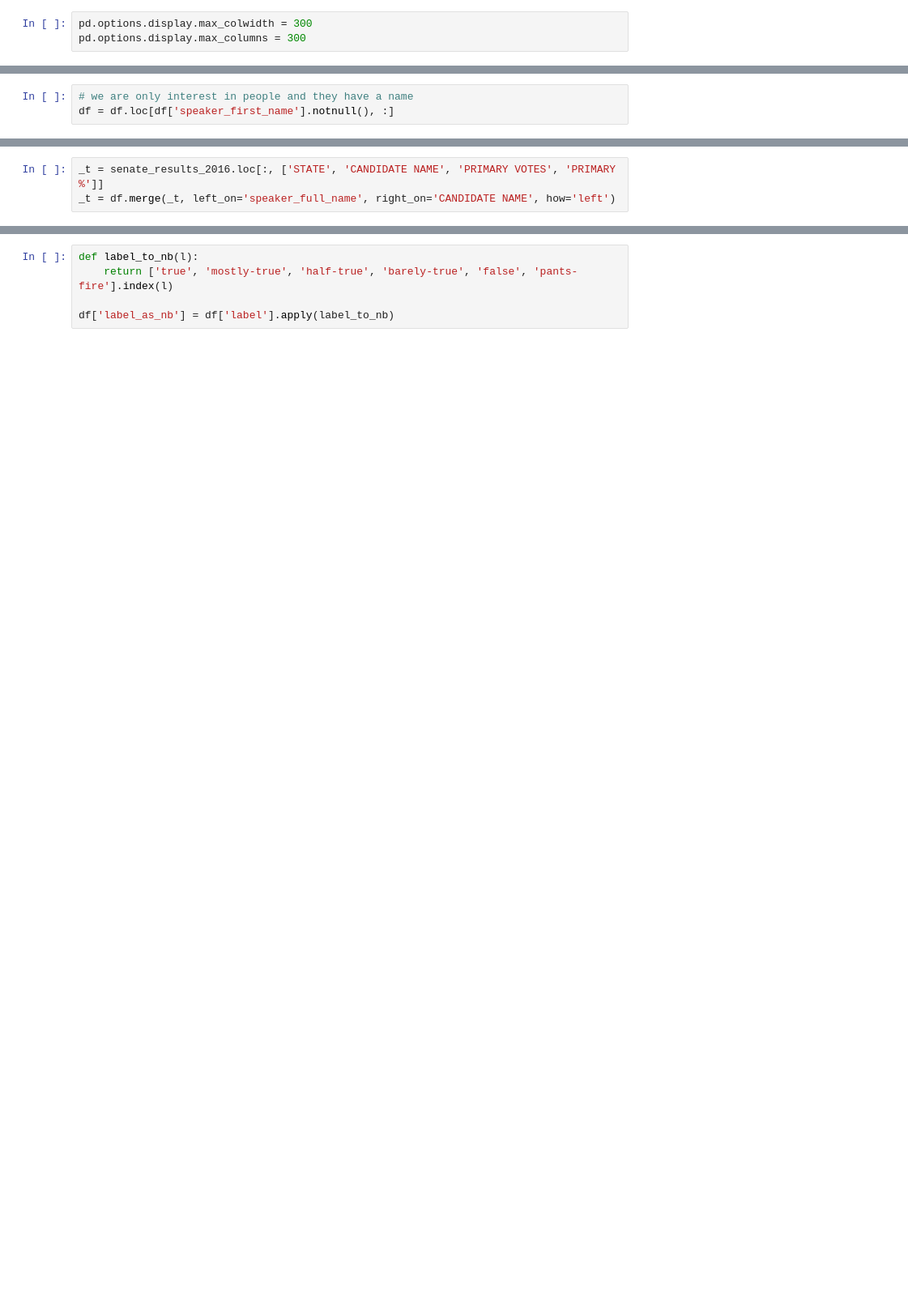
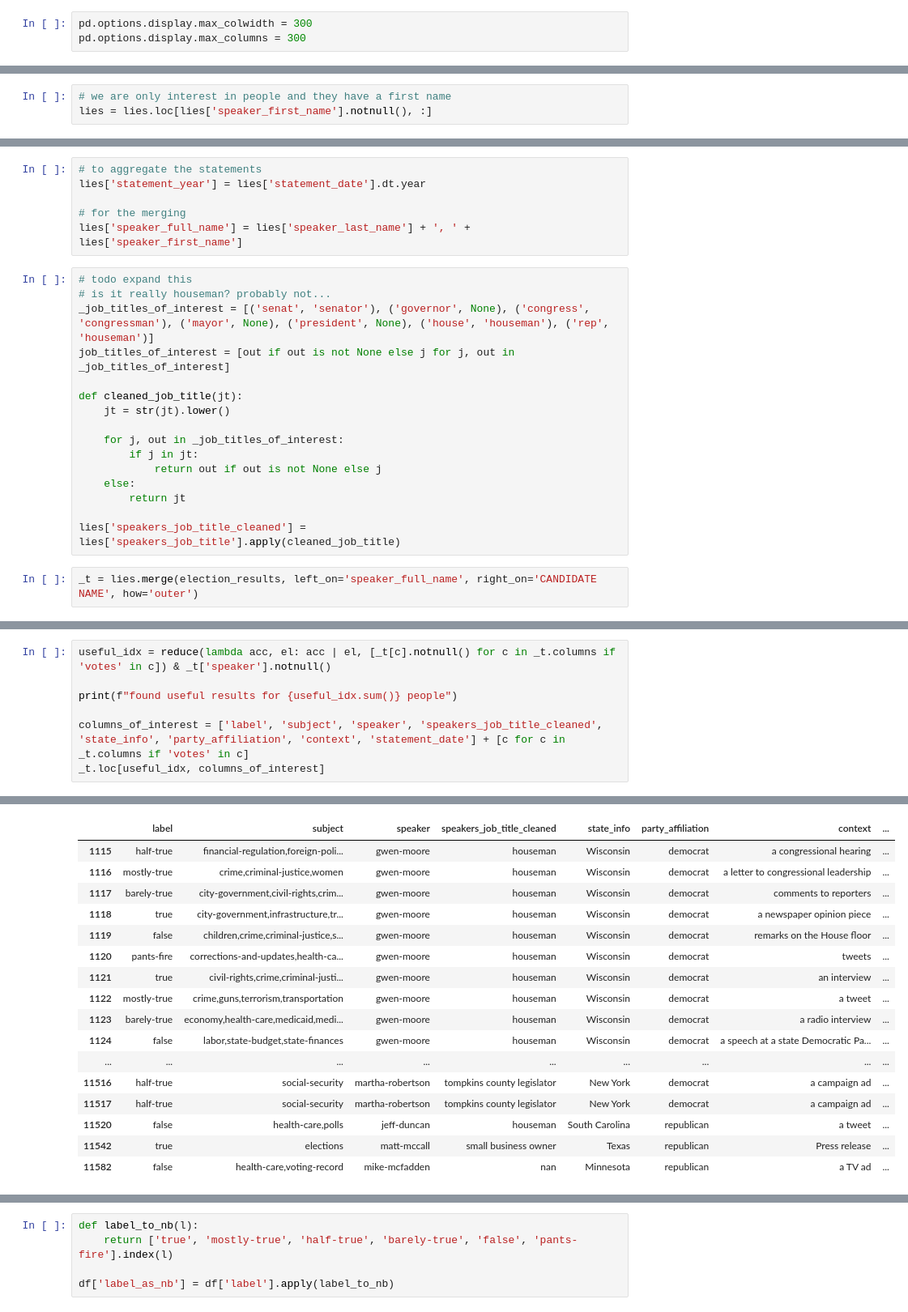
Before and after one commit to ExploringLies/lies-have-short-legs, a Jupyter notebook: notebooks/data analysis.ipynb, the cells around one changed output, grey strips where cells are left out. Shown at 81% size. Drawn from its saved outputs; the diff is of its cells as text; blank space fills up the shorter version.

Commit message:
adds election results

```diff
--- a/notebooks/data analysis.ipynb
+++ b/notebooks/data analysis.ipynb
@@ -190,3 +174,3 @@ df[:10]
 # %%
-# we are only interest in people and they have a name
-df = df.loc[df['speaker_first_name'].notnull(), :]
+# we are only interest in people and they have a first name
+lies = lies.loc[lies['speaker_first_name'].notnull(), :]
@@ -197,3 +177,24 @@ df['speaker_full_name'] = df['speaker_last_name'] + ', ' + df['speaker_first_nam
+# %%
+# to aggregate the statements
+lies['statement_year'] = lies['statement_date'].dt.year
+
+# for the merging
+lies['speaker_full_name'] = lies['speaker_last_name'] + ', ' + lies['speaker_first_name']
+# %%
+# todo expand this
+# is it really houseman? probably not...
+_job_titles_of_interest = [('senat', 'senator'), ('governor', None), ('congress', 'congressman'), ('mayor', None), ('president', None), ('house', 'houseman'), ('rep', 'houseman')]
+job_titles_of_interest = [out if out is not None else j for j, out in _job_titles_of_interest]
+
+def cleaned_job_title(jt):
+    jt = str(jt).lower()
+
+    for j, out in _job_titles_of_interest:
+        if j in jt:
+            return out if out is not None else j
+    else:
+        return jt
+
+lies['speakers_job_title_cleaned'] = lies['speakers_job_title'].apply(cleaned_job_title)
 # %%
-_t = senate_results_2016.loc[:, ['STATE', 'CANDIDATE NAME', 'PRIMARY VOTES', 'PRIMARY %']]
-_t = df.merge(_t, left_on='speaker_full_name', right_on='CANDIDATE NAME', how='left')
+_t = lies.merge(election_results, left_on='speaker_full_name', right_on='CANDIDATE NAME', how='outer')
@@ -211,0 +205,8 @@ found useful results for 551 people
+# %%
+useful_idx = reduce(lambda acc, el: acc | el, [_t[c].notnull() for c in _t.columns if 'votes' in c]) & _t['speaker'].notnull()
+
+print(f"found useful results for {useful_idx.sum()} people")
+
+columns_of_interest = ['label', 'subject', 'speaker', 'speakers_job_title_cleaned', 'state_info', 'party_affiliation', 'context', 'statement_date'] + [c for c in _t.columns if 'votes' in c]
+_t.loc[useful_idx, columns_of_interest]
+# %% [output]
@@ -211,0 +214,17 @@ found useful results for 551 people
+|  | label | subject | speaker | speakers_job_title_cleaned | state_info | party_affiliation | context | ... |
+| 1115 | half-true | financial-regulation,foreign-poli... | gwen-moore | houseman | Wisconsin | democrat | a congressional hearing | ... |
+| 1116 | mostly-true | crime,criminal-justice,women | gwen-moore | houseman | Wisconsin | democrat | a letter to congressional leadership | ... |
+| 1117 | barely-true | city-government,civil-rights,crim... | gwen-moore | houseman | Wisconsin | democrat | comments to reporters | ... |
+| 1118 | true | city-government,infrastructure,tr... | gwen-moore | houseman | Wisconsin | democrat | a newspaper opinion piece | ... |
+| 1119 | false | children,crime,criminal-justice,s... | gwen-moore | houseman | Wisconsin | democrat | remarks on the House floor | ... |
+| 1120 | pants-fire | corrections-and-updates,health-ca... | gwen-moore | houseman | Wisconsin | democrat | tweets | ... |
+| 1121 | true | civil-rights,crime,criminal-justi... | gwen-moore | houseman | Wisconsin | democrat | an interview | ... |
+| 1122 | mostly-true | crime,guns,terrorism,transportation | gwen-moore | houseman | Wisconsin | democrat | a tweet | ... |
+| 1123 | barely-true | economy,health-care,medicaid,medi... | gwen-moore | houseman | Wisconsin | democrat | a radio interview | ... |
+| 1124 | false | labor,state-budget,state-finances | gwen-moore | houseman | Wisconsin | democrat | a speech at a state Democratic Pa... | ... |
+| ... | ... | ... | ... | ... | ... | ... | ... | ... |
+| 11516 | half-true | social-security | martha-robertson | tompkins county legislator | New York | democrat | a campaign ad | ... |
+| 11517 | half-true | social-security | martha-robertson | tompkins county legislator | New York | democrat | a campaign ad | ... |
+| 11520 | false | health-care,polls | jeff-duncan | houseman | South Carolina | republican | a tweet | ... |
+| 11542 | true | elections | matt-mccall | small business owner | Texas | republican | Press release | ... |
+| 11582 | false | health-care,voting-record | mike-mcfadden | nan | Minnesota | republican | a TV ad | ... |
```
Also changed, not shown: parts of 24 cells of this notebook, 2 other files.
